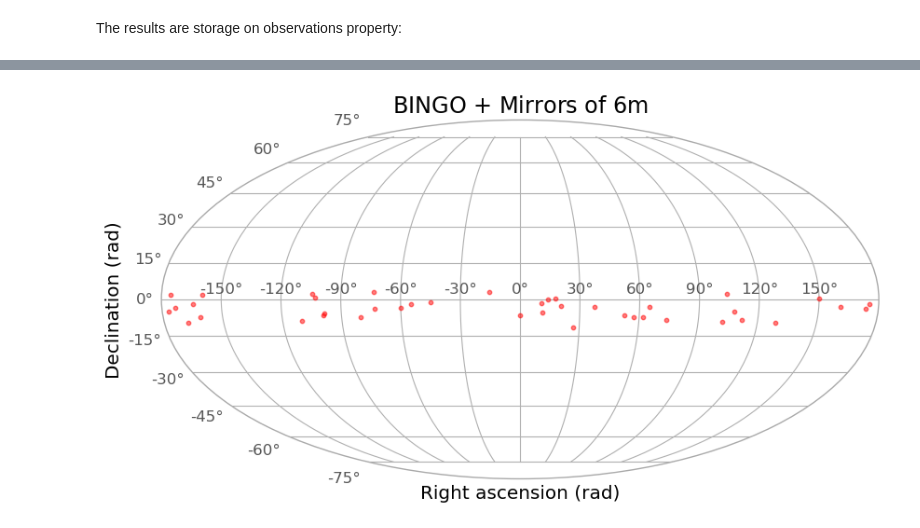
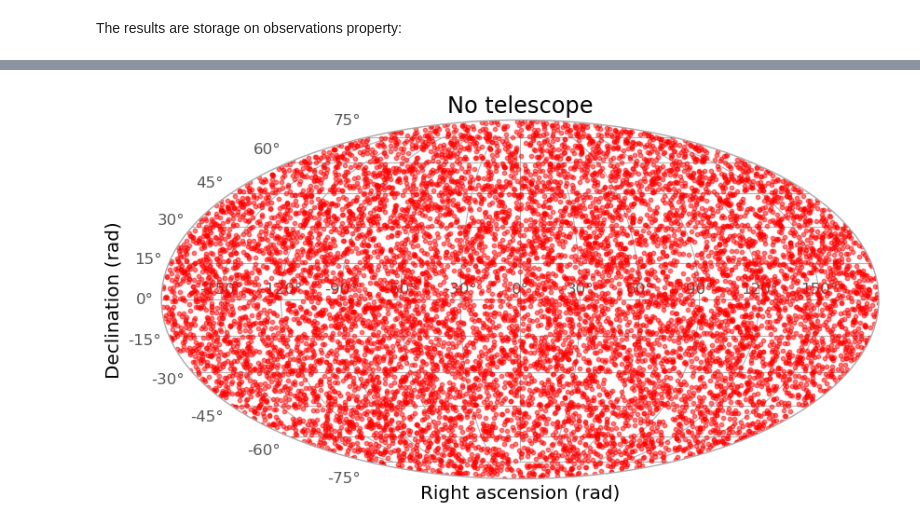
Before and after one commit to lazarolima/frblip, a Jupyter notebook: examples/quick_start.ipynb, the cells around one changed output, grey strips where cells are left out. Drawn from its saved outputs; the diff is of its cells as text; code cells hidden in the pictures.

```diff
--- a/examples/quick_start.ipynb
+++ b/examples/quick_start.ipynb
@@ -8,11 +8,13 @@ import matplotlib.pyplot as plt
 # %% [markdown]
 ## Create a mock of Cosmic Bursts
 # %%
+import frblip as frb
+
 input_main_name = 'bingo'
 input_array_name = 'naked_horn'
-days = 30
-zmax = 10
-spectral_index = 0
+days = 1
+zmax = 1.354
+spectral_index = -1.5
 seed = 42
 
 telescopes = {}
@@ -21,10 +23,9 @@ telescopes['ARRAY'] = frb.telescope(input_array_name)
 
 main_location = telescopes['MAIN'].location
 
-
-mock = frb.blips(random_state=seed, duration=days, zmax=zmax, spectral_index=spectral_index)
-mock.observe(telescopes, verbose=False, location=main_location)
-mock.interferometry('MAIN', 'ARRAY', overwrite=True)
-mock.interferometry('ARRAY', 'ARRAY', overwrite=True)
+mock = frb.blips(random_state=seed, duration=days, zmax=zmax, spectral_index=spectral_index, size=10000)
+# mock.observe(telescopes, verbose=False, location=main_location)
+# mock.interferometry('MAIN', 'ARRAY', overwrite=True)
+# mock.interferometry('ARRAY', 'ARRAY', overwrite=True)
 # %%
 mock.redshift
@@ -200,18 +177,18 @@ coords = SkyCoord(ra=right_ascension, dec=declination, frame='icrs')
 # %%
 plt.figure(figsize=(10, 5))
 plt.subplot(111, projection="mollweide")
 
 # Converter RA para radianos e ajustar para o formato da projeção
 ra_rad = coords.ra.wrap_at(180 * u.deg).radian
 dec_rad = coords.dec.radian
 
 plt.scatter(ra_rad, dec_rad, color='red', marker='o', s=10, alpha=0.5)
 plt.grid(True)
 
 plt.xlabel('Right ascension (rad)')
 plt.ylabel('Declination (rad)')
-plt.title(label='BINGO $+$ Mirrors of 6m')
-#plt.savefig('sky_map_bingo+mirror_6m.png', dpi=600)
+plt.title(label='No telescope')
+plt.savefig('sky_map_no_telescope.png', dpi=600)
 plt.show()
 # %% [output]
-[figure, old version]
+[figure, new version]
```
Also changed, not shown: parts of 21 cells of this notebook, 30 other files.
